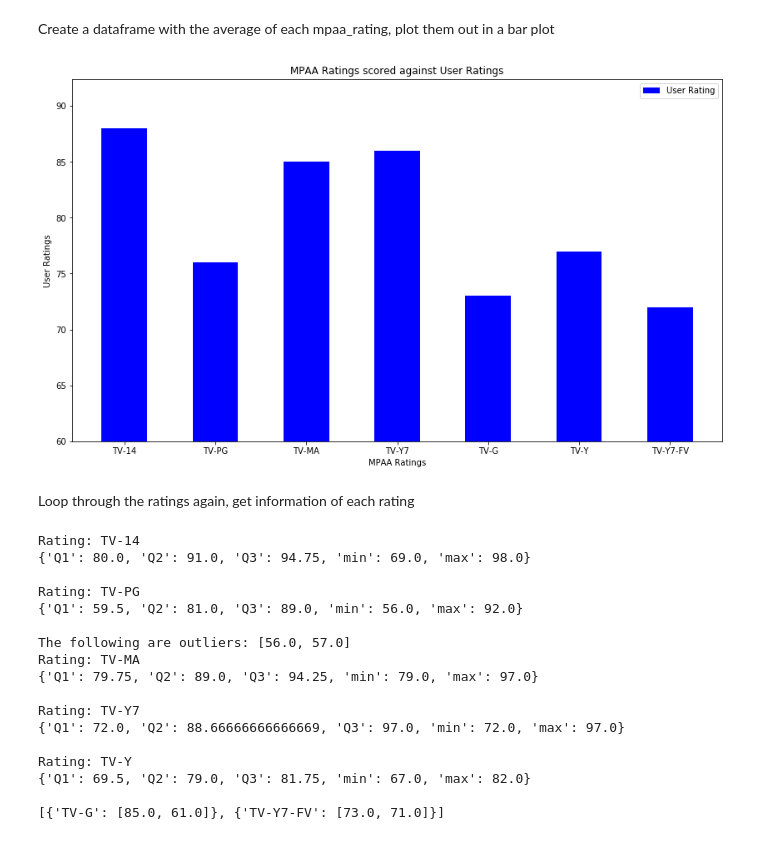
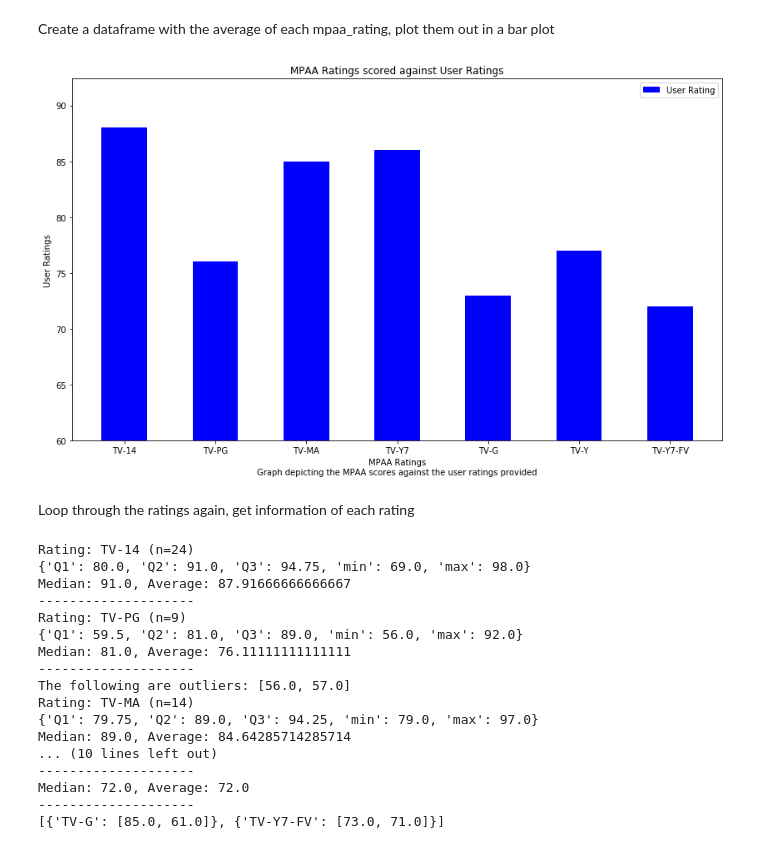
Before and after one commit to AmeerYHassan/Video-Streaming-Analysis, a Jupyter notebook: Graphs/MPAA Rating.ipynb, the cells around one changed output. Drawn from its saved outputs; the diff is of its cells as text; code cells hidden in the pictures.

```diff
--- a/Graphs/MPAA Rating.ipynb
+++ b/Graphs/MPAA Rating.ipynb
@@ -144,18 +144,18 @@ for mpaa_rating in mpaa_ratings:
 # %%
 w = 0.5
 label_locations = np.arange(final_df.shape[0])
 
 plt.bar(label_locations, final_df['User_Rating'], width=w, label='User Rating', color='blue')
 plt.gcf().set_size_inches(14, 8)
 plt.ylim(bottom=60)
 plt.title('MPAA Ratings scored against User Ratings')
-plt.xlabel('MPAA Ratings\nThis graph\')
+plt.xlabel('MPAA Ratings\nGraph depicting the MPAA scores against the user ratings provided')
 plt.ylabel('User Ratings')
 plt.xticks(label_locations, labels=mpaa_ratings)
 plt.legend()
 plt.show()
 # %% [output]
-[figure, old version]
+[figure, new version]
 # %% [markdown]
 Loop through the ratings again, get information of each rating
 # %%
@@ -166,26 +166,28 @@ for mpaa_rating in mpaa_ratings:
     for ind in tempDf.index:
         tempArr.append(tempDf['user_rating'][ind])
     if (len(tempArr) > 2):
-        print(f"Rating: {mpaa_rating}\n{q_summary_V2(tempArr)}\n")
+        print(f"Rating: {mpaa_rating} (n={len(tempArr)})\n{q_summary_V2(tempArr)}")
     else:
         noData.append({mpaa_rating:tempArr})
+    print(f"Median: {np.median(tempArr)}, Average: {np.mean(tempArr)}")
+    print("--------------------")
 
 print (noData)
 # %% [output]
-Rating: TV-14
+Rating: TV-14 (n=24)
 {'Q1': 80.0, 'Q2': 91.0, 'Q3': 94.75, 'min': 69.0, 'max': 98.0}
-
-Rating: TV-PG
+Median: 91.0, Average: 87.91666666666667
+--------------------
+Rating: TV-PG (n=9)
 {'Q1': 59.5, 'Q2': 81.0, 'Q3': 89.0, 'min': 56.0, 'max': 92.0}
-
+Median: 81.0, Average: 76.11111111111111
+--------------------
 The following are outliers: [56.0, 57.0]
-Rating: TV-MA
+Rating: TV-MA (n=14)
 {'Q1': 79.75, 'Q2': 89.0, 'Q3': 94.25, 'min': 79.0, 'max': 97.0}
-
-Rating: TV-Y7
-{'Q1': 72.0, 'Q2': 88.66666666666669, 'Q3': 97.0, 'min': 72.0, 'max': 97.0}
-
-Rating: TV-Y
-{'Q1': 69.5, 'Q2': 79.0, 'Q3': 81.75, 'min': 67.0, 'max': 82.0}
-
+Median: 89.0, Average: 84.64285714285714
+... (10 lines left out)
+--------------------
+Median: 72.0, Average: 72.0
+--------------------
 [{'TV-G': [85.0, 61.0]}, {'TV-Y7-FV': [73.0, 71.0]}]
```
